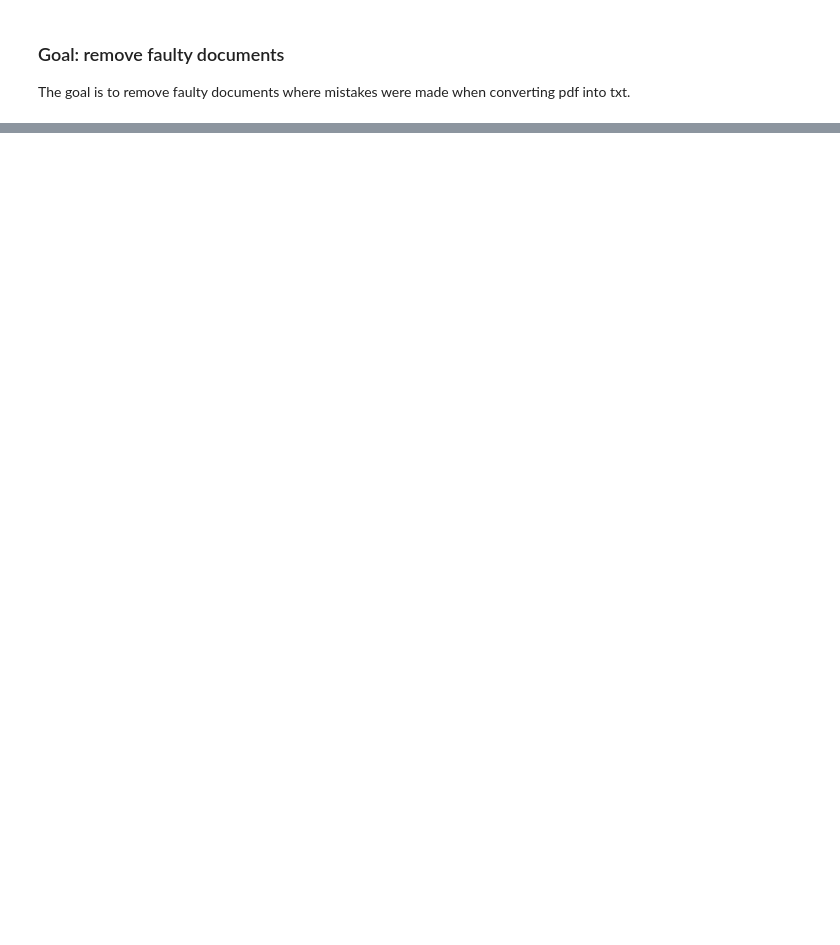
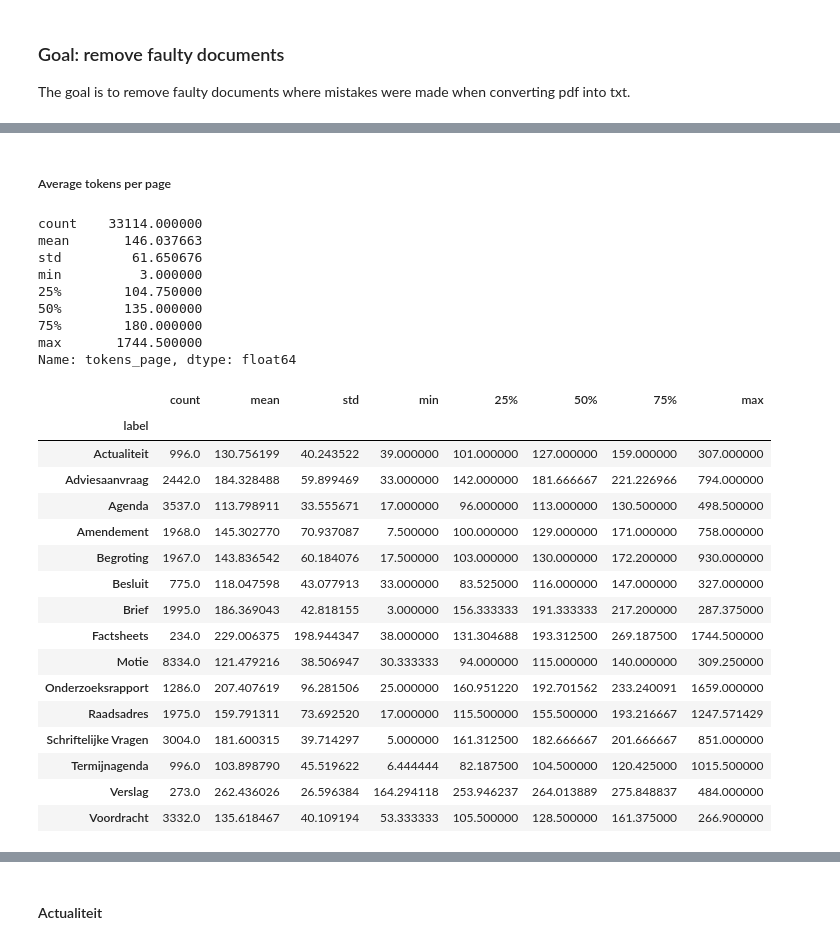
Before and after one commit to Amsterdam-Internships/document-classification-using-large-language-models, a Jupyter notebook: notebooks/clean_data.ipynb, the cells around one changed output, grey strips where cells are left out. Cells and saved outputs as stored; diff of their text form; code cells hidden in the pictures; blank space fills up the shorter version.

```diff
--- a/notebooks/clean_data.ipynb
+++ b/notebooks/clean_data.ipynb
@@ -75,0 +61,35 @@ Name: token_count, dtype: float64
+# %% [markdown]
+##### Average tokens per page
+# %%
+df['tokens_page'] = df['clean_tokens_count']/df['num_pages']
+display(df['tokens_page'].describe())
+class_describe = df.groupby('label')['tokens_page'].describe()
+display(class_describe)
+display(df.head())
+# %% [output]
+count    33114.000000
+mean       146.037663
+std         61.650676
+min          3.000000
+25%        104.750000
+50%        135.000000
+75%        180.000000
+max       1744.500000
+Name: tokens_page, dtype: float64
+|  | count | mean | std | min | 25% | 50% | 75% | max |
+| label |  |  |  |  |  |  |  |  |
+| Actualiteit | 996.0 | 130.756199 | 40.243522 | 39.000000 | 101.000000 | 127.000000 | 159.000000 | 307.000000 |
+| Adviesaanvraag | 2442.0 | 184.328488 | 59.899469 | 33.000000 | 142.000000 | 181.666667 | 221.226966 | 794.000000 |
+| Agenda | 3537.0 | 113.798911 | 33.555671 | 17.000000 | 96.000000 | 113.000000 | 130.500000 | 498.500000 |
+| Amendement | 1968.0 | 145.302770 | 70.937087 | 7.500000 | 100.000000 | 129.000000 | 171.000000 | 758.000000 |
+| Begroting | 1967.0 | 143.836542 | 60.184076 | 17.500000 | 103.000000 | 130.000000 | 172.200000 | 930.000000 |
+| Besluit | 775.0 | 118.047598 | 43.077913 | 33.000000 | 83.525000 | 116.000000 | 147.000000 | 327.000000 |
+| Brief | 1995.0 | 186.369043 | 42.818155 | 3.000000 | 156.333333 | 191.333333 | 217.200000 | 287.375000 |
+| Factsheets | 234.0 | 229.006375 | 198.944347 | 38.000000 | 131.304688 | 193.312500 | 269.187500 | 1744.500000 |
+| Motie | 8334.0 | 121.479216 | 38.506947 | 30.333333 | 94.000000 | 115.000000 | 140.000000 | 309.250000 |
+| Onderzoeksrapport | 1286.0 | 207.407619 | 96.281506 | 25.000000 | 160.951220 | 192.701562 | 233.240091 | 1659.000000 |
+| Raadsadres | 1975.0 | 159.791311 | 73.692520 | 17.000000 | 115.500000 | 155.500000 | 193.216667 | 1247.571429 |
+| Schriftelijke Vragen | 3004.0 | 181.600315 | 39.714297 | 5.000000 | 161.312500 | 182.666667 | 201.666667 | 851.000000 |
+| Termijnagenda | 996.0 | 103.898790 | 45.519622 | 6.444444 | 82.187500 | 104.500000 | 120.425000 | 1015.500000 |
+| Verslag | 273.0 | 262.436026 | 26.596384 | 164.294118 | 253.946237 | 264.013889 | 275.848837 | 484.000000 |
+| Voordracht | 3332.0 | 135.618467 | 40.109194 | 53.333333 | 105.500000 | 128.500000 | 161.375000 | 266.900000 |
@@ -75,0 +102,2 @@ Name: token_count, dtype: float64
+# %% [markdown]
+#### Actualiteit
```
Also changed, not shown: parts of 5 cells of this notebook, 1 other file.
